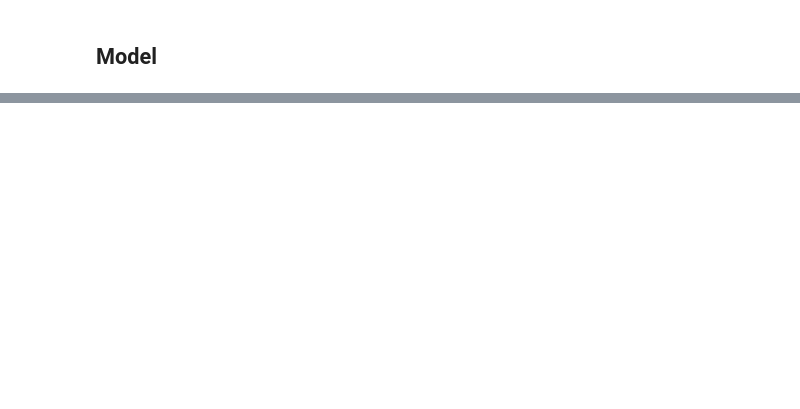
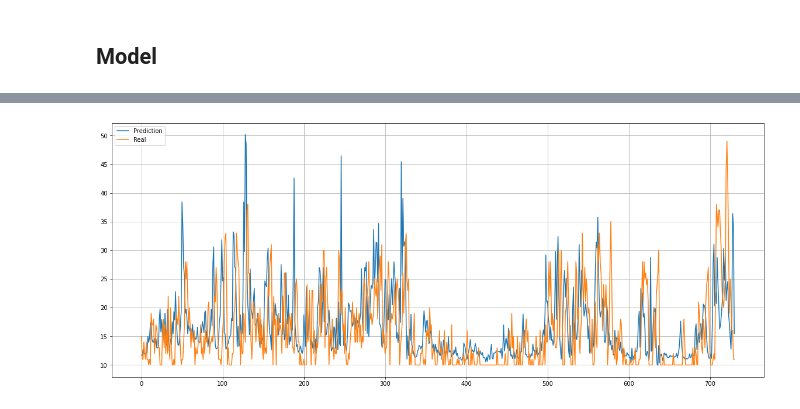
Before and after one commit to YashRevannavar/Auto-ML-On-De-Pollution, a Jupyter notebook: script/ml04.ipynb, the cells around one changed output, grey strips where cells are left out. Drawn from its saved outputs; the diff is of its cells as text; code cells hidden in the pictures; blank space fills up the shorter version.

```diff
--- a/script/ml04.ipynb
+++ b/script/ml04.ipynb
@@ -151 +133,11 @@ plt.show()
+# %%
+from matplotlib import rcParams
+rcParams['figure.figsize'] = 20,8
+plt.plot(pdf.prediction, label='Prediction')
+plt.plot(pdf.Real, label='Real')
+plt.legend()
+plt.grid()
+plt.show()
+# %% [output]
+[figure, added]
 # %%
```
Also changed, not shown: parts of 20 cells of this notebook, 6 other files.
